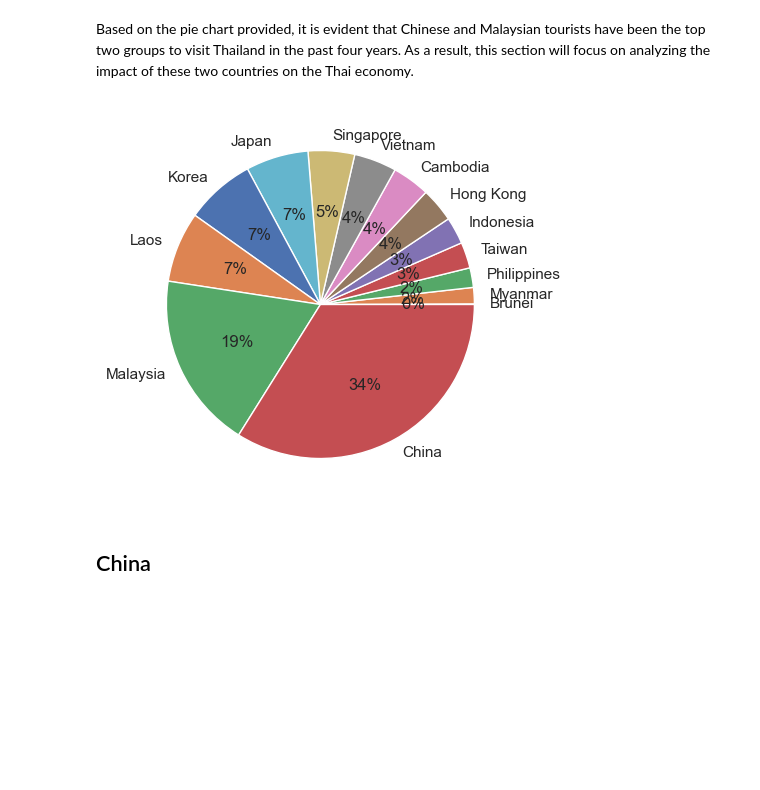
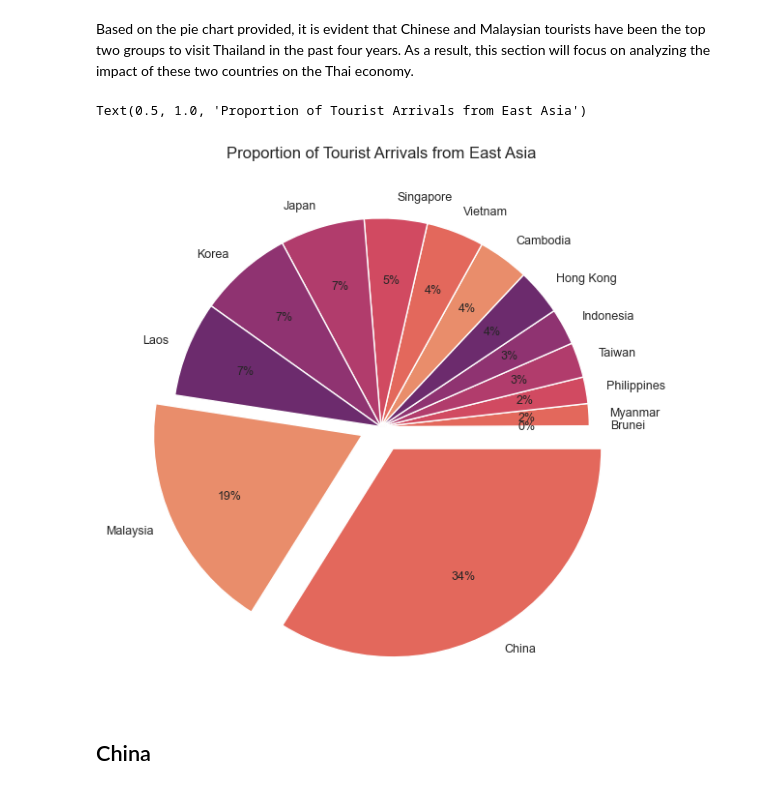
Before and after one commit to eatrabyo/dads-5001-mini-project, a Jupyter notebook: Analysis.ipynb, the cells around one changed output. Drawn from its saved outputs; the diff is of its cells as text; code cells hidden in the pictures; blank space fills up the shorter version.

```diff
--- a/Analysis.ipynb
+++ b/Analysis.ipynb
@@ -235,17 +257,27 @@ df_region_arrival
 # %% [markdown]
 ## The Number of travellers visiting Thailand from 2019-2022
 # %%
-sns.set_style('darkgrid')
+sns.set_style('white',{'ytick.left':True,'xtick.bottom':True,'axes.spines.right': False,
+ 'axes.spines.top': False})
 
-fig, (axes1,axes2) = plt.subplots(1, 2, figsize=(12, 5))
+fig, (axes1,axes2) = plt.subplots(1, 2, figsize=(13, 5))
+color = sns.color_palette("flare")
 
-sns.barplot(data=df_region_arrival, x='Nationality', y='Total Arrivals', hue='Nationality', ax = axes1, width=0.5, dodge=False)
-for p in axes1.containers:
-    axes1.bar_label(p, label_type='edge', fontsize=10)
-axes1.set_xticklabels(axes1.get_xticklabels(), rotation=45)
-
-axes2 = plt.pie(df_region_arrival['Total Arrivals'], labels=df_region_arrival['Nationality'], autopct='%.0f%%')
+sns.barplot(data=df_region_arrival, x='Nationality', y='Total Arrivals', hue='Nationality', ax = axes1, width=0.5, dodge=False,
+            palette=color)
 
 
+plt.pie(df_region_arrival['Total Arrivals'], labels=df_region_arrival['Nationality'], autopct='%.0f%%',
+                colors=color,explode=[0,0,0,0,0,0,0.1,0.12],textprops={"fontsize":9},pctdistance=0.7)
+
+for p in axes1.containers:
+    axes1.bar_label(p, label_type='edge', fontsize=9,fmt='%1.2f')
+axes1.set_xticklabels(axes1.get_xticklabels(), rotation=45,fontdict={'size':9})
+axes1.legend([],[], frameon=False)
+axes1.set_title('Fig. 1')
+axes1.set_xlabel('Region',fontdict={'size':10})
+axes1.set_ylabel('Total Arrivals (Million)',fontdict={'size':10})
+axes2.set_title('Fig. 2')
+fig.suptitle('Overall Tourist Arrivals in Thailand (2019 - 2022)')
 plt.show()
 # %% [output]
@@ -259,12 +291,16 @@ Based on the pie chart provided, it is evident that Chinese and Malaysian touris
 # %%
 east_asian = percent_change[percent_change['Nationality'].isin(region_dict['East Asia'])]
 east_asian = east_asian.groupby('Nationality')['num_arrival'].sum().sort_values().reset_index()
-east_asian
 
-fig, ax = plt.subplots(1, 1, figsize=(5, 5))
-ax = plt.pie(east_asian['num_arrival'], labels=east_asian['Nationality'], autopct='%.0f%%')
+explode=[0,0,0,0,0,0,0,0,0,0,0,0,0.1,0.12]
+color = sns.color_palette("flare")
+fig, ax = plt.subplots(1, 1, figsize=(7, 7))
+ax = plt.pie(east_asian['num_arrival'], labels=east_asian['Nationality'], autopct='%.0f%%',
+             colors=color,textprops={"fontsize":9},pctdistance=0.7,explode=explode)
+plt.title("Proportion of Tourist Arrivals from East Asia",fontdict={'fontsize':12})
 # %% [output]
+Text(0.5, 1.0, 'Proportion of Tourist Arrivals from East Asia')
-[figure, old version]
+[figure, new version]
 # %% [markdown]
 ## China
 # %% [markdown]
```
Also changed, not shown: parts of 31 cells of this notebook.
